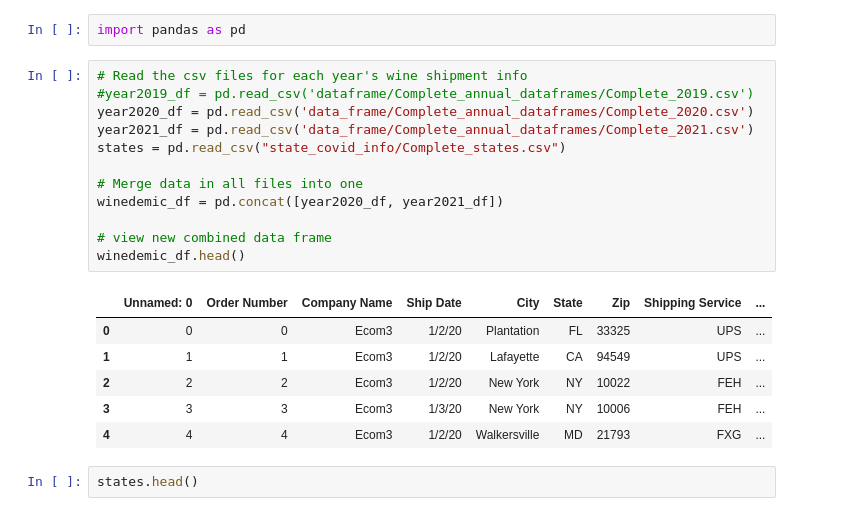
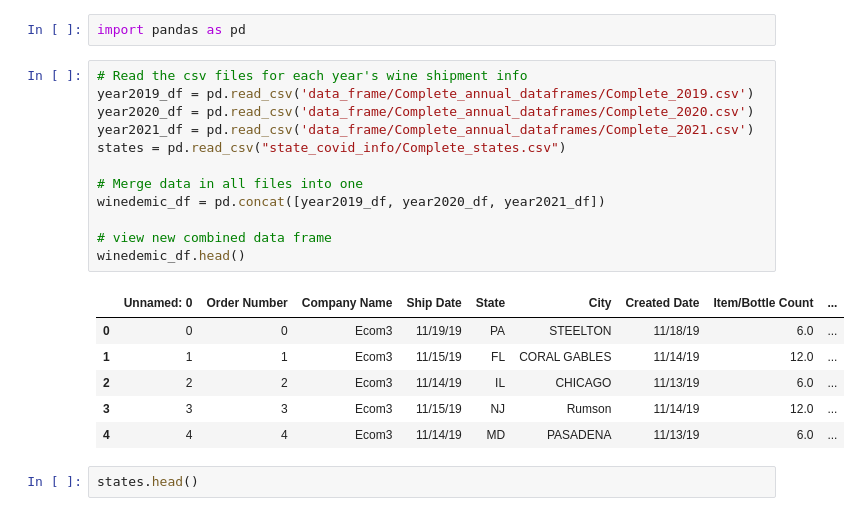
Before and after one commit to Sgant1/Winedemic, a Jupyter notebook: winedemic_complete.ipynb, the cells around one changed output. Saved outputs shown, nothing was run; the diff lists cells and outputs as text.

Commit message:
updated 2019 files with 2019 data, connected to pgAdmin, updated winedemic_complete

```diff
--- a/winedemic_complete.ipynb
+++ b/winedemic_complete.ipynb
@@ -2,23 +2,23 @@
 import pandas as pd
 # %%
 # Read the csv files for each year's wine shipment info
-#year2019_df = pd.read_csv('dataframe/Complete_annual_dataframes/Complete_2019.csv')
+year2019_df = pd.read_csv('data_frame/Complete_annual_dataframes/Complete_2019.csv')
 year2020_df = pd.read_csv('data_frame/Complete_annual_dataframes/Complete_2020.csv')
 year2021_df = pd.read_csv('data_frame/Complete_annual_dataframes/Complete_2021.csv')
 states = pd.read_csv("state_covid_info/Complete_states.csv")
 
 # Merge data in all files into one
-winedemic_df = pd.concat([year2020_df, year2021_df])
+winedemic_df = pd.concat([year2019_df, year2020_df, year2021_df])
 
 # view new combined data frame
 winedemic_df.head()
 # %% [output]
-|  | Unnamed: 0 | Order Number | Company Name | Ship Date | City | State | Zip | Shipping Service | ... |
-| 0 | 0 | 0 | Ecom3 | 1/2/20 | Plantation | FL | 33325 | UPS | ... |
-| 1 | 1 | 1 | Ecom3 | 1/2/20 | Lafayette | CA | 94549 | UPS | ... |
-| 2 | 2 | 2 | Ecom3 | 1/2/20 | New York | NY | 10022 | FEH | ... |
-| 3 | 3 | 3 | Ecom3 | 1/3/20 | New York | NY | 10006 | FEH | ... |
-| 4 | 4 | 4 | Ecom3 | 1/2/20 | Walkersville | MD | 21793 | FXG | ... |
+|  | Unnamed: 0 | Order Number | Company Name | Ship Date | State | City | Created Date | Item/Bottle Count | ... |
+| 0 | 0 | 0 | Ecom3 | 11/19/19 | PA | STEELTON | 11/18/19 | 6.0 | ... |
+| 1 | 1 | 1 | Ecom3 | 11/15/19 | FL | CORAL GABLES | 11/14/19 | 12.0 | ... |
+| 2 | 2 | 2 | Ecom3 | 11/14/19 | IL | CHICAGO | 11/13/19 | 6.0 | ... |
+| 3 | 3 | 3 | Ecom3 | 11/15/19 | NJ | Rumson | 11/14/19 | 12.0 | ... |
+| 4 | 4 | 4 | Ecom3 | 11/14/19 | MD | PASADENA | 11/13/19 | 6.0 | ... |
 # %%
 states.head()
 # %% [output]
```
Also changed, not shown: parts of 8 cells of this notebook, 13 other files.
